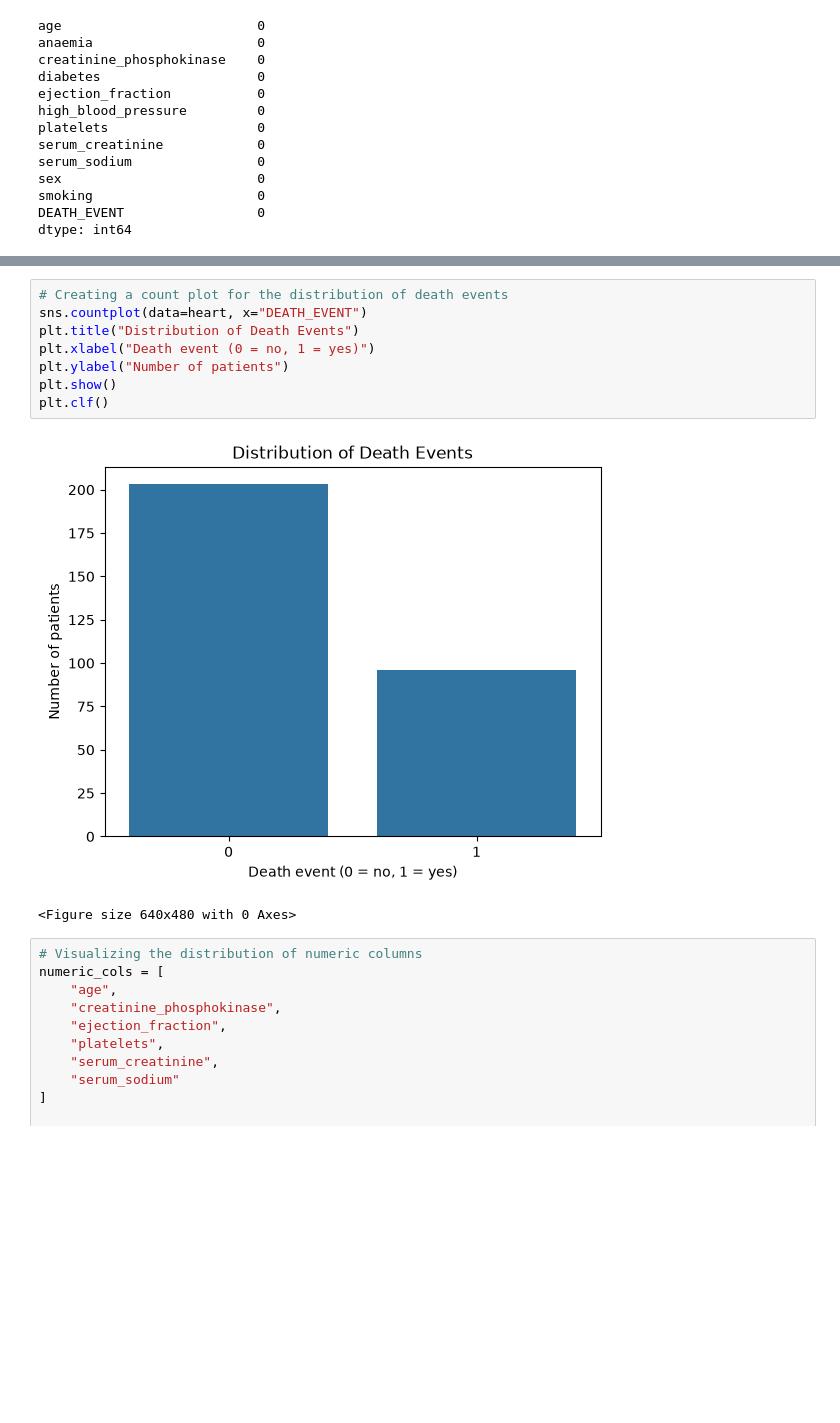
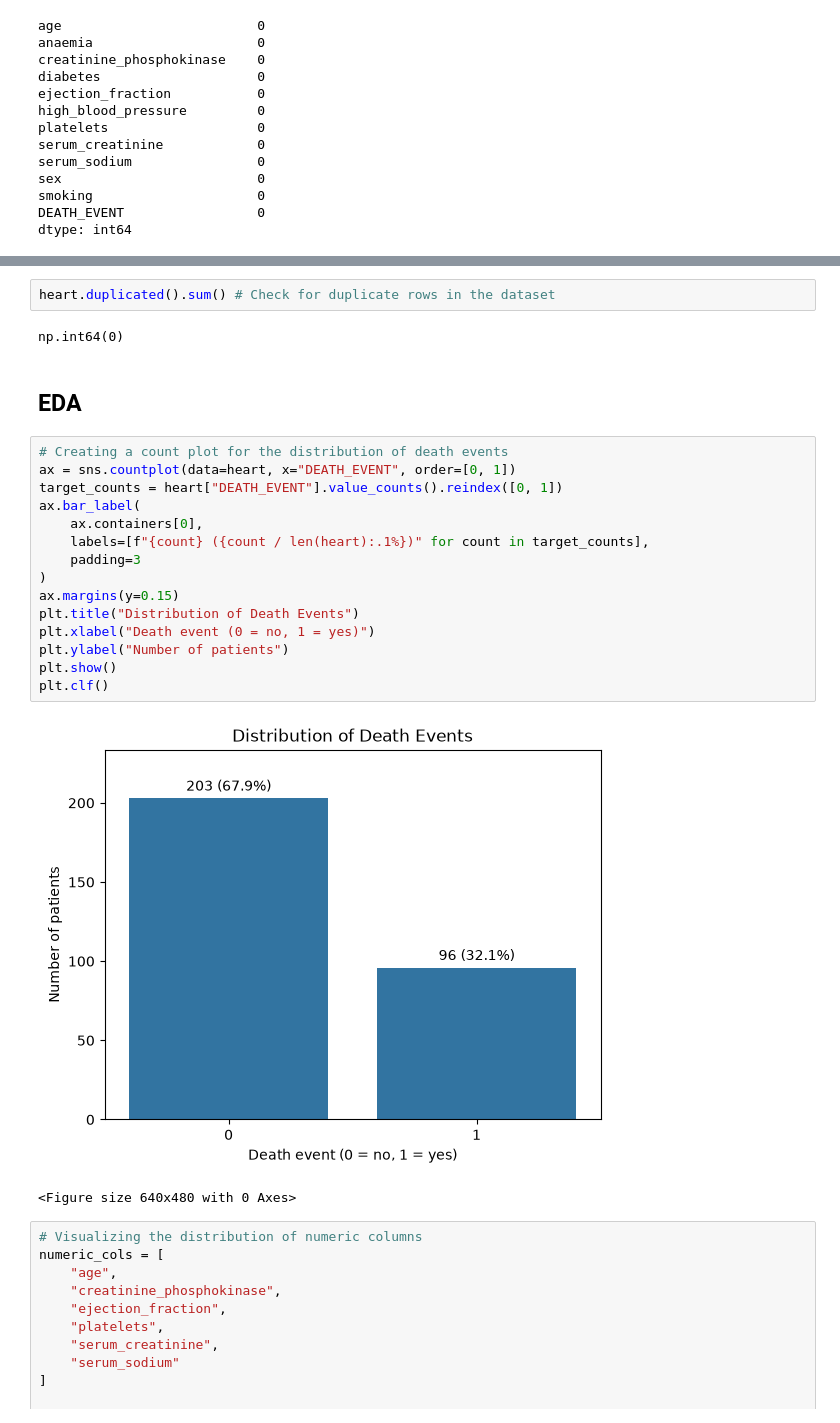
Before and after one commit to jettquitteau/heart_disease_prediction, a Jupyter notebook: heart-disease-pipeline.ipynb, the cells around one changed output, grey strips where cells are left out. Saved outputs shown, nothing was run; the diff lists cells and outputs as text; blank space fills up the shorter version.

```diff
--- a/heart-disease-pipeline.ipynb
+++ b/heart-disease-pipeline.ipynb
@@ -188,13 +207,26 @@ np.int64(0)
+# %%
+heart.duplicated().sum() # Check for duplicate rows in the dataset
+# %% [output]
+np.int64(0)
+# %% [markdown]
+## EDA
 # %%
 # Creating a count plot for the distribution of death events
-sns.countplot(data=heart, x="DEATH_EVENT")
+ax = sns.countplot(data=heart, x="DEATH_EVENT", order=[0, 1])
+target_counts = heart["DEATH_EVENT"].value_counts().reindex([0, 1])
+ax.bar_label(
+    ax.containers[0],
+    labels=[f"{count} ({count / len(heart):.1%})" for count in target_counts],
+    padding=3
+)
+ax.margins(y=0.15)
 plt.title("Distribution of Death Events")
 plt.xlabel("Death event (0 = no, 1 = yes)")
 plt.ylabel("Number of patients")
 plt.show()
 plt.clf()
 # %% [output]
-[figure, old version]
+[figure, new version]
 <Figure size 640x480 with 0 Axes>
 # %%
 # Visualizing the distribution of numeric columns
```
Also changed, not shown: parts of 7 cells of this notebook.
